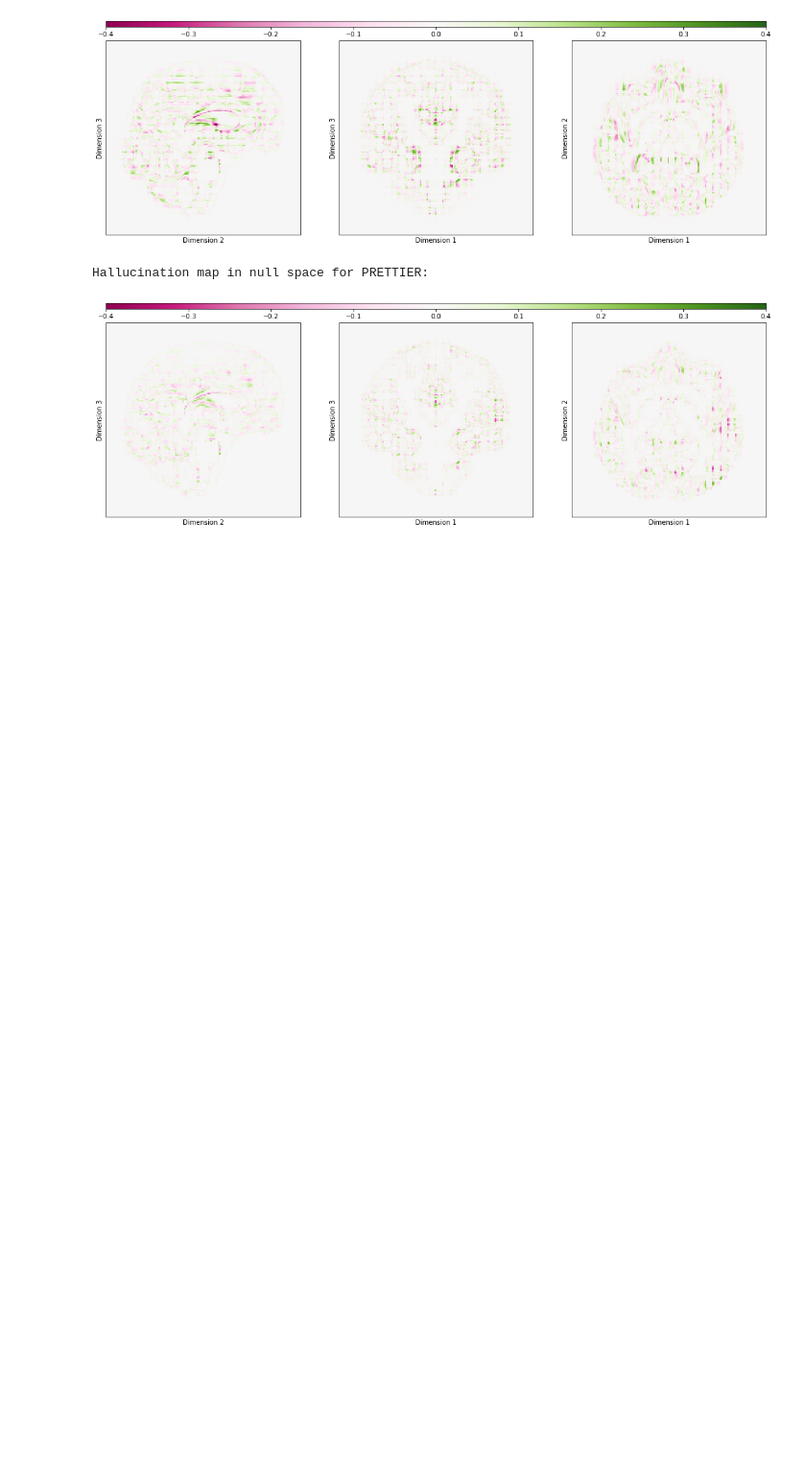
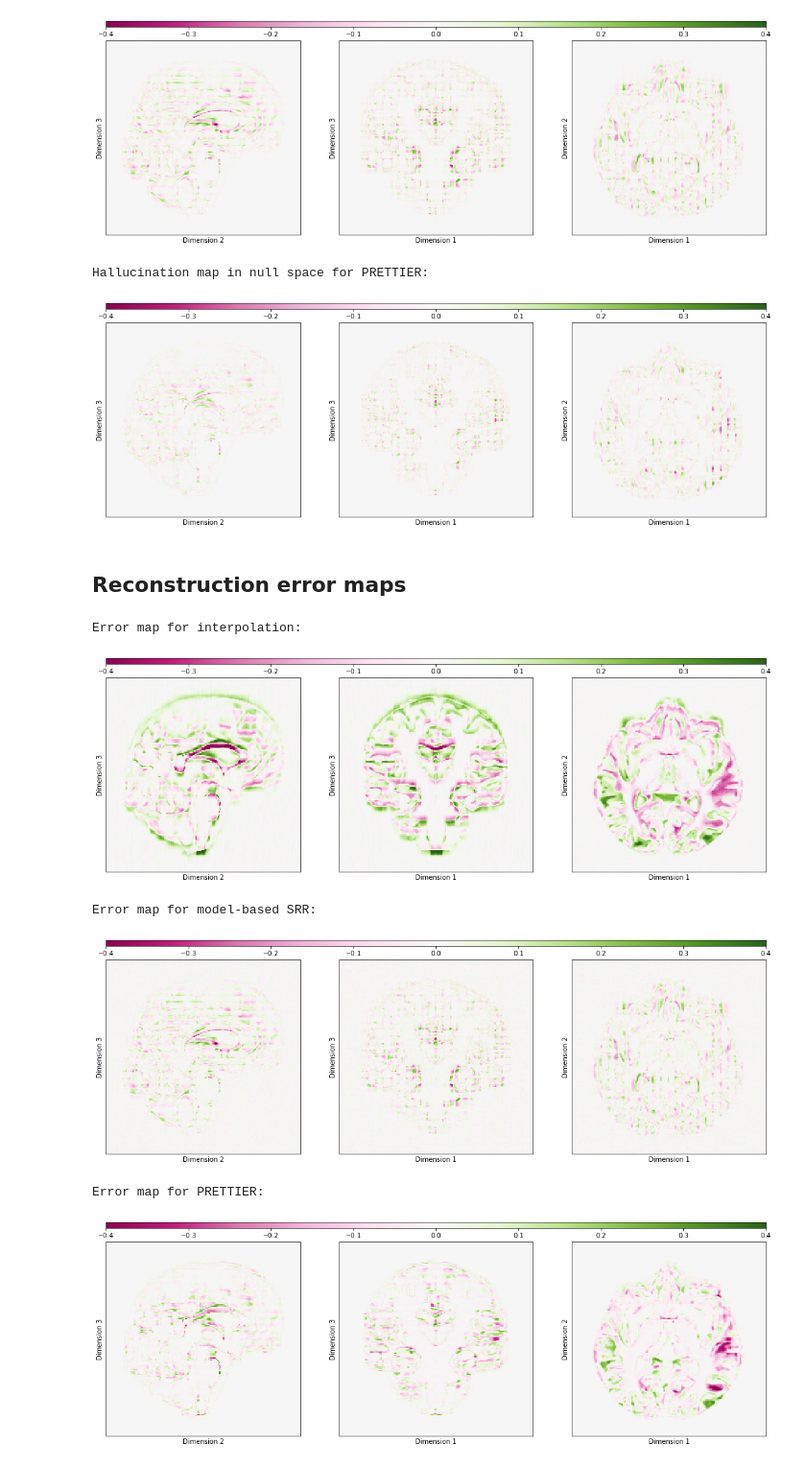
Before and after one commit to diagiraldo/null_space_projections, a Jupyter notebook: example.ipynb, the cells around one changed output. Shown at 96% size. Saved outputs shown, nothing was run; the diff lists cells and outputs as text; code cells hidden in the pictures; blank space fills up the shorter version.

```diff
--- a/example.ipynb
+++ b/example.ipynb
@@ -78,8 +78,11 @@ M = ModelList([
 ])
 # %% [markdown]
 ### Forward operator
+# %%
+sigma_noise = 0.01
 # %%
 y_list = M(x)
+y_list = [y + torch.randn_like(y)*sigma_noise for y in y_list]
 # %%
 for i,y in enumerate(y_list):
     y_cross = np.take(IMG_cross, ori_list[i])
@@ -288,3 +298,21 @@ Hallucination map in null space for model-based SRR:
 [figure]
 Hallucination map in null space for PRETTIER:
 [figure]
+# %% [markdown]
+## Reconstruction error maps
+# %%
+print("Error map for interpolation:")
+show_orthoslices((interp_x - x).numpy().squeeze(), IMG_cross, cmap = "PiYG", vmin = -0.4, vmax = 0.4)
+
+print("Error map for model-based SRR:")
+show_orthoslices((rec - x).numpy().squeeze(), IMG_cross, cmap = "PiYG", vmin = -0.4, vmax = 0.4)
+
+print("Error map for PRETTIER:")
+show_orthoslices((prettier_x - x).numpy().squeeze(), IMG_cross, cmap = "PiYG", vmin = -0.4, vmax = 0.4)
+# %% [output]
+Error map for interpolation:
+[figure, added]
+Error map for model-based SRR:
+[figure, added]
+Error map for PRETTIER:
+[figure, added]
```
Also changed, not shown: parts of 8 cells of this notebook.
